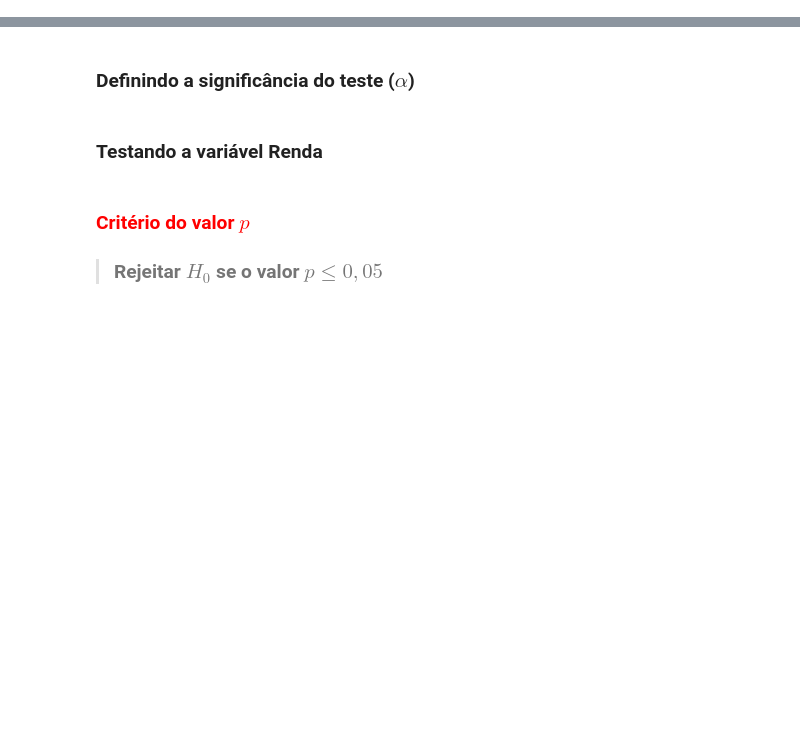
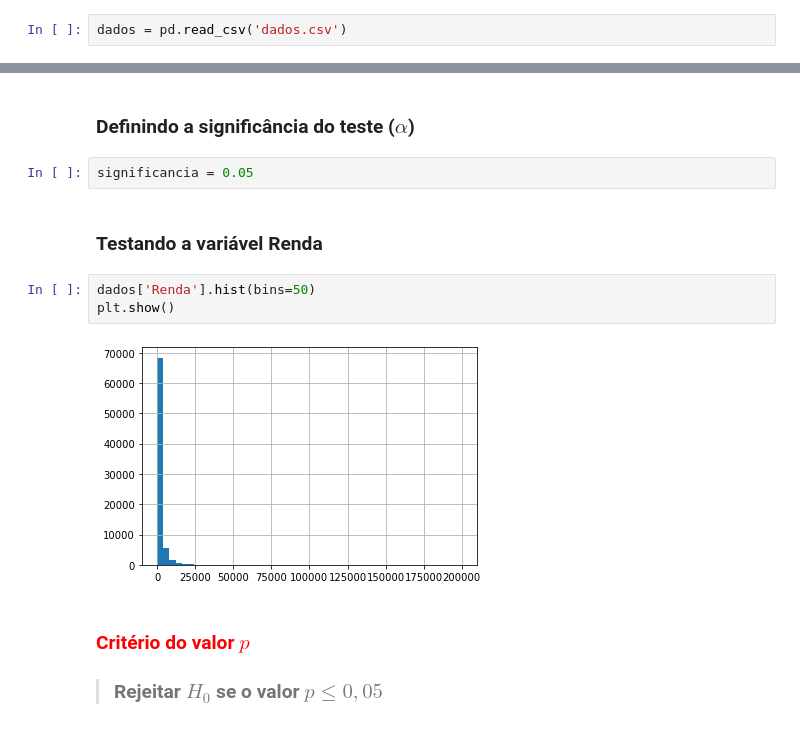
Before and after one commit to guilhermebap/Data-science-personal-study, a Jupyter notebook: Alura/Estatistica/Curso_de_Estatística_Parte_3.ipynb, the cells around one changed output, grey strips where cells are left out. Cells and saved outputs as stored; diff of their text form; blank space fills up the shorter version.

```diff
--- a/Alura/Estatistica/Curso_de_Estatística_Parte_3.ipynb
+++ b/Alura/Estatistica/Curso_de_Estatística_Parte_3.ipynb
@@ -123,0 +128,2 @@ https://pandas.pydata.org/
+# %%
+dados = pd.read_csv('dados.csv')
@@ -136,8 +153,15 @@ https://docs.scipy.org/doc/scipy/reference/generated/scipy.stats.normaltest.html
 A função *normaltest* testa a hipótese nula $H_0$ de que a amostra é proveniente de uma distribuição normal.
 # %% [markdown]
 ### Definindo a significância do teste ($\alpha$)
+# %%
+significancia = 0.05
 # %% [markdown]
 ### Testando a variável Renda
+# %%
+dados['Renda'].hist(bins=50)
+plt.show()
+# %% [output]
+[figure, added]
 # %% [markdown]
 ### <font color='red'>Critério do valor $p$</font>
 
```
Also changed, not shown: parts of 25 cells of this notebook.
